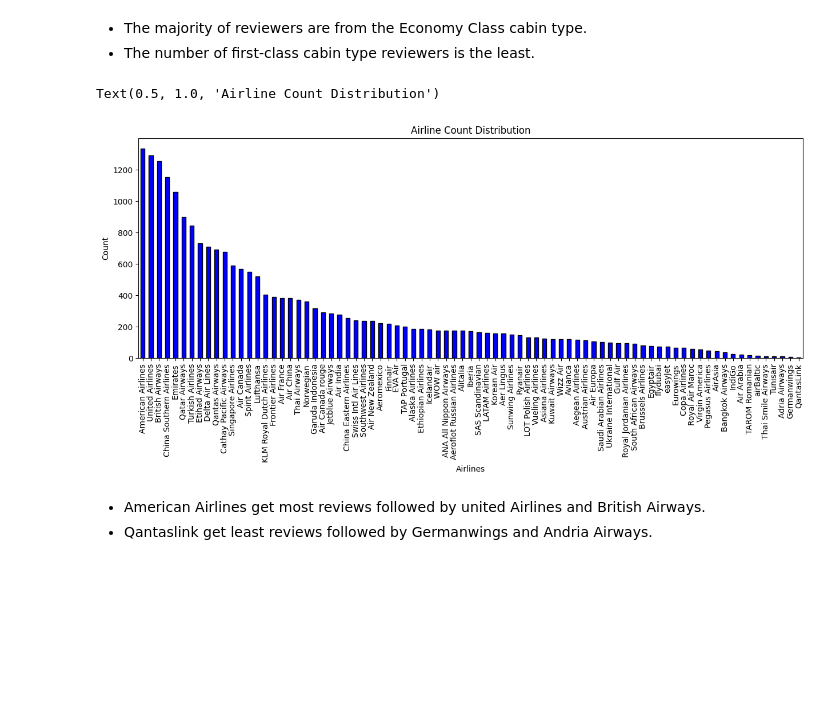
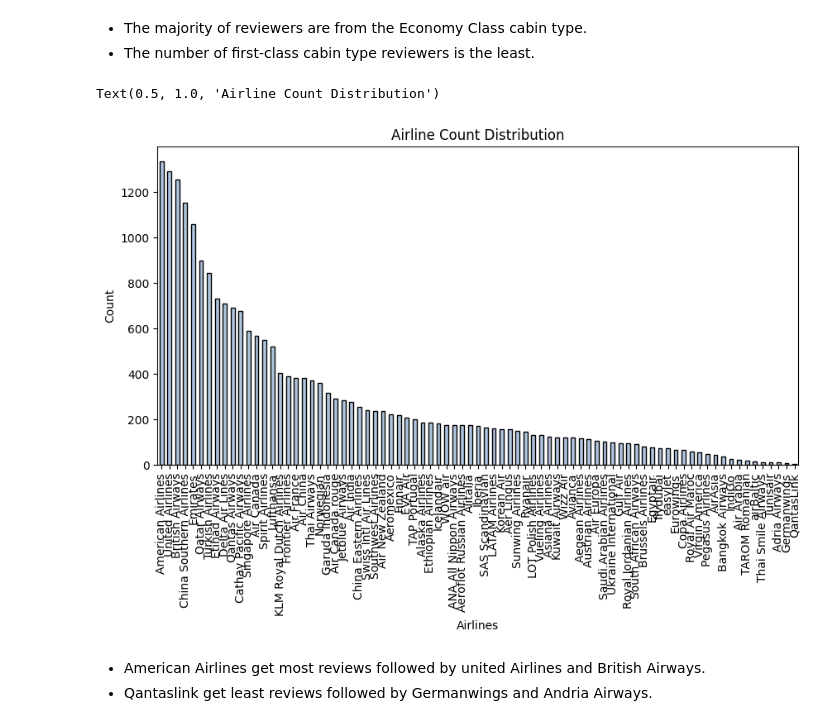
Before and after one commit to VHP2305/Classification-Capstone, a Jupyter notebook: Airline_Passenger_referral_prediction.ipynb, the cells around one changed output. Saved outputs shown, nothing was run; the diff lists cells and outputs as text; code cells hidden in the pictures; blank space fills up the shorter version.

```diff
--- a/Airline_Passenger_referral_prediction.ipynb
+++ b/Airline_Passenger_referral_prediction.ipynb
@@ -639,14 +676,14 @@ airline_df['cabin'].value_counts().plot(kind='pie',autopct='%1.0f%%',figsize=(10
 *  The number of first-class cabin type reviewers is the least.
 # %%
 #Checking the reviews distribution with respect to the airlines
-plt.figure(figsize=(15,5))
-airline_df['airline'].value_counts().plot(kind="bar", align='center',color = 'blue',edgecolor = 'black')
+plt.figure(figsize=(10,5))
+airline_df['airline'].value_counts().plot(kind="bar", align='center',color = 'lightsteelblue',edgecolor = 'black')
 plt.xlabel("Airlines")
 plt.ylabel("Count")
 plt.title("Airline Count Distribution")
 # %% [output]
 Text(0.5, 1.0, 'Airline Count Distribution')
-[figure, old version]
+[figure, new version]
 # %% [markdown]
 * American Airlines get most reviews followed by united Airlines and British Airways.
 * Qantaslink get least reviews followed by Germanwings and Andria Airways.
```
Also changed, not shown: parts of 21 cells of this notebook.
